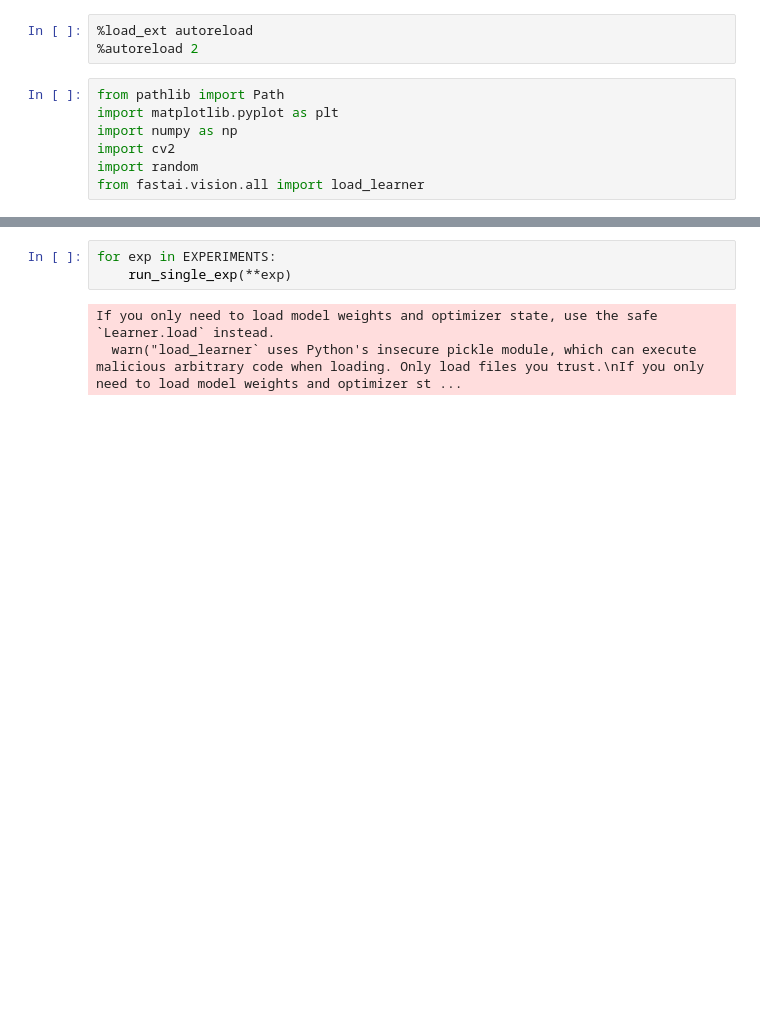
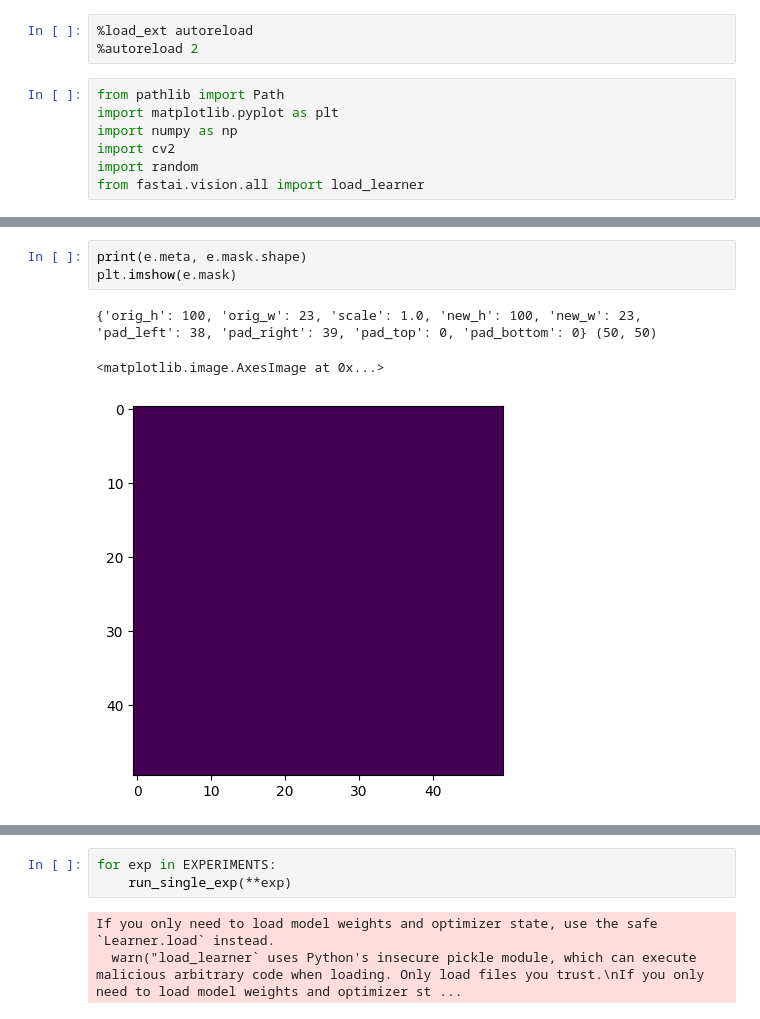
Before and after one commit to narang99/roads, a Jupyter notebook: mtrain/notebooks/test-pos-samples.ipynb, the cells around one changed output, grey strips where cells are left out. Drawn from its saved outputs; the diff is of its cells as text; blank space fills up the shorter version.

```diff
--- a/mtrain/notebooks/test-pos-samples.ipynb
+++ b/mtrain/notebooks/test-pos-samples.ipynb
@@ -204,0 +392,7 @@ def predict_unet_with_resizer(
+# %%
+print(e.meta, e.mask.shape)
+plt.imshow(e.mask)
+# %% [output]
+{'orig_h': 100, 'orig_w': 23, 'scale': 1.0, 'new_h': 100, 'new_w': 23, 'pad_left': 38, 'pad_right': 39, 'pad_top': 0, 'pad_bottom': 0} (50, 50)
+<matplotlib.image.AxesImage at 0x...>
+[figure, added]
```
Also changed, not shown: parts of 17 cells of this notebook, 19 other files.
